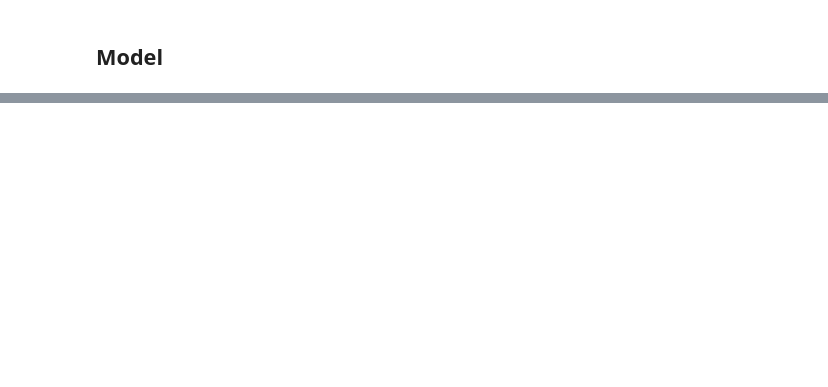
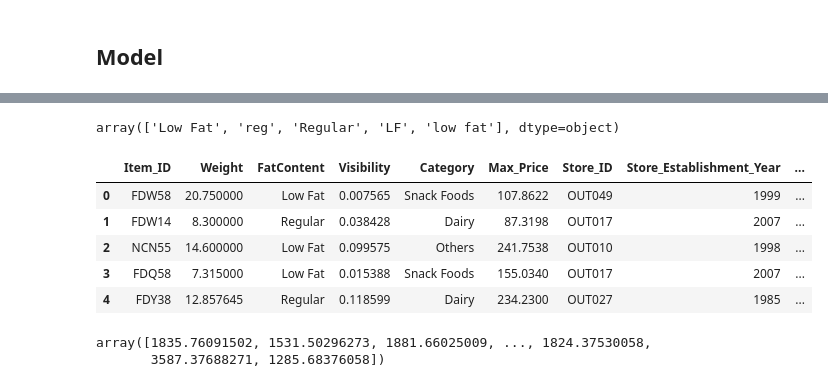
Before and after one commit to thigarette/BundasAnalysis, a Jupyter notebook: Bundas Analysis.ipynb, the cells around one changed output, grey strips where cells are left out. Cells and saved outputs as stored; diff of their text form; code cells hidden in the pictures; blank space fills up the shorter version.

Commit message:
Change to one hot encoding and add linear regression model

```diff
--- a/Bundas Analysis.ipynb
+++ b/Bundas Analysis.ipynb
@@ -258,0 +259,7 @@ dtype('float64')
+# %%
+bundas_test = pd.read_csv('bundas_test.csv')
+print(bundas_test)
+bundas_test.isnull().any()
+bundas_test['Store_Size'] = bundas_test.Store_Size.fillna('Unknown')
+bundas_test[['Weight']] = bundas_test.Weight.fillna(float(weight.mean()))
+bundas_test.isnull().any()
@@ -258,0 +296,23 @@ dtype('float64')
+# %%
+bundas_test['FatContent'].unique()
+# %% [output]
+array(['Low Fat', 'reg', 'Regular', 'LF', 'low fat'], dtype=object)
+# %%
+bundas_test.FatContent.replace('low fat', 'Low Fat', inplace=True)
+bundas_test.FatContent.replace('LF', 'Low Fat', inplace=True)
+bundas_test.FatContent.replace('reg', 'Regular', inplace=True)
+bundas_test.head()
+# %% [output]
+|  | Item_ID | Weight | FatContent | Visibility | Category | Max_Price | Store_ID | Store_Establishment_Year | ... |
+| 0 | FDW58 | 20.750000 | Low Fat | 0.007565 | Snack Foods | 107.8622 | OUT049 | 1999 | ... |
+| 1 | FDW14 | 8.300000 | Regular | 0.038428 | Dairy | 87.3198 | OUT017 | 2007 | ... |
+| 2 | NCN55 | 14.600000 | Low Fat | 0.099575 | Others | 241.7538 | OUT010 | 1998 | ... |
+| 3 | FDQ58 | 7.315000 | Low Fat | 0.015388 | Snack Foods | 155.0340 | OUT017 | 2007 | ... |
+| 4 | FDY38 | 12.857645 | Regular | 0.118599 | Dairy | 234.2300 | OUT027 | 1985 | ... |
+# %%
+X_test = bundas_test.drop(['Item_ID'],axis=1)
+X_test_features = pd.get_dummies(X_test)
+model.predict(X_test_features)
+# %% [output]
+array([1835.76091502, 1531.50296273, 1881.66025009, ..., 1824.37530058,
+       3587.37688271, 1285.68376058])
```
Also changed, not shown: parts of 15 cells of this notebook.
